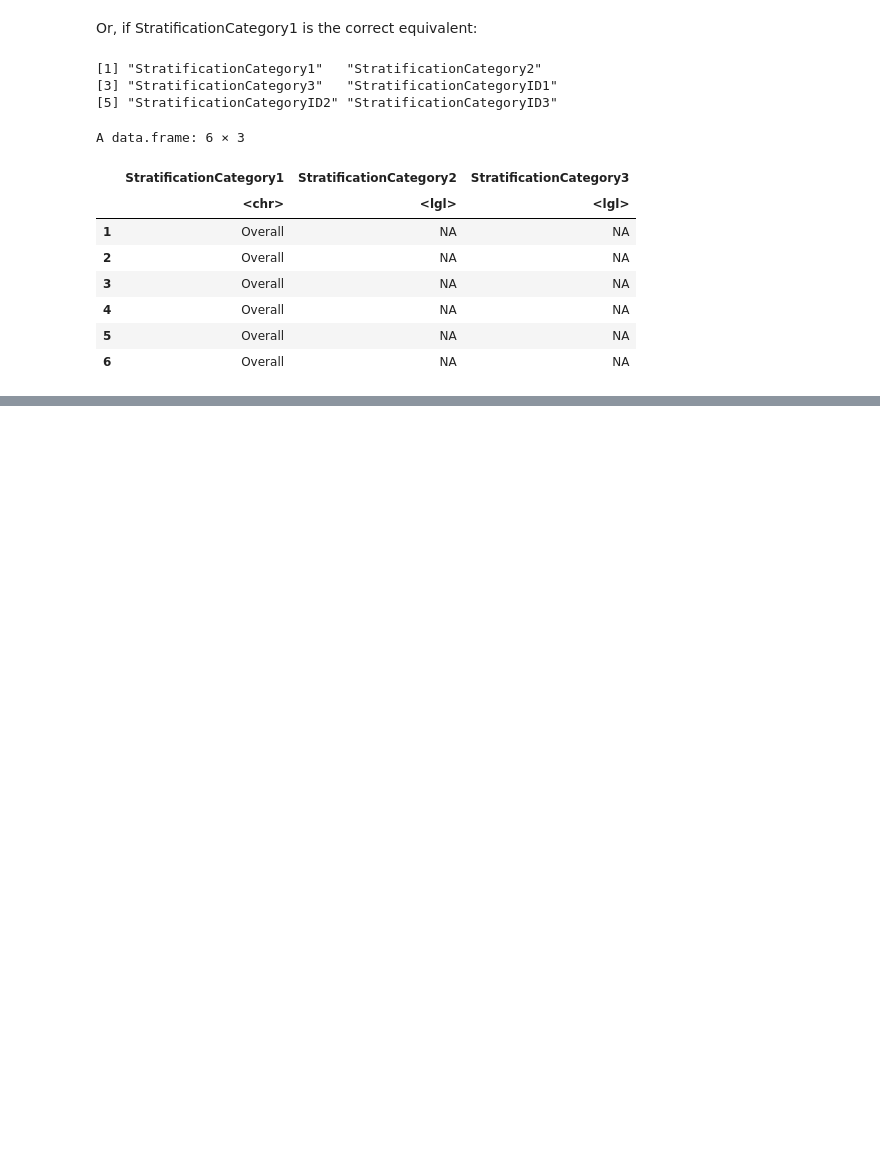
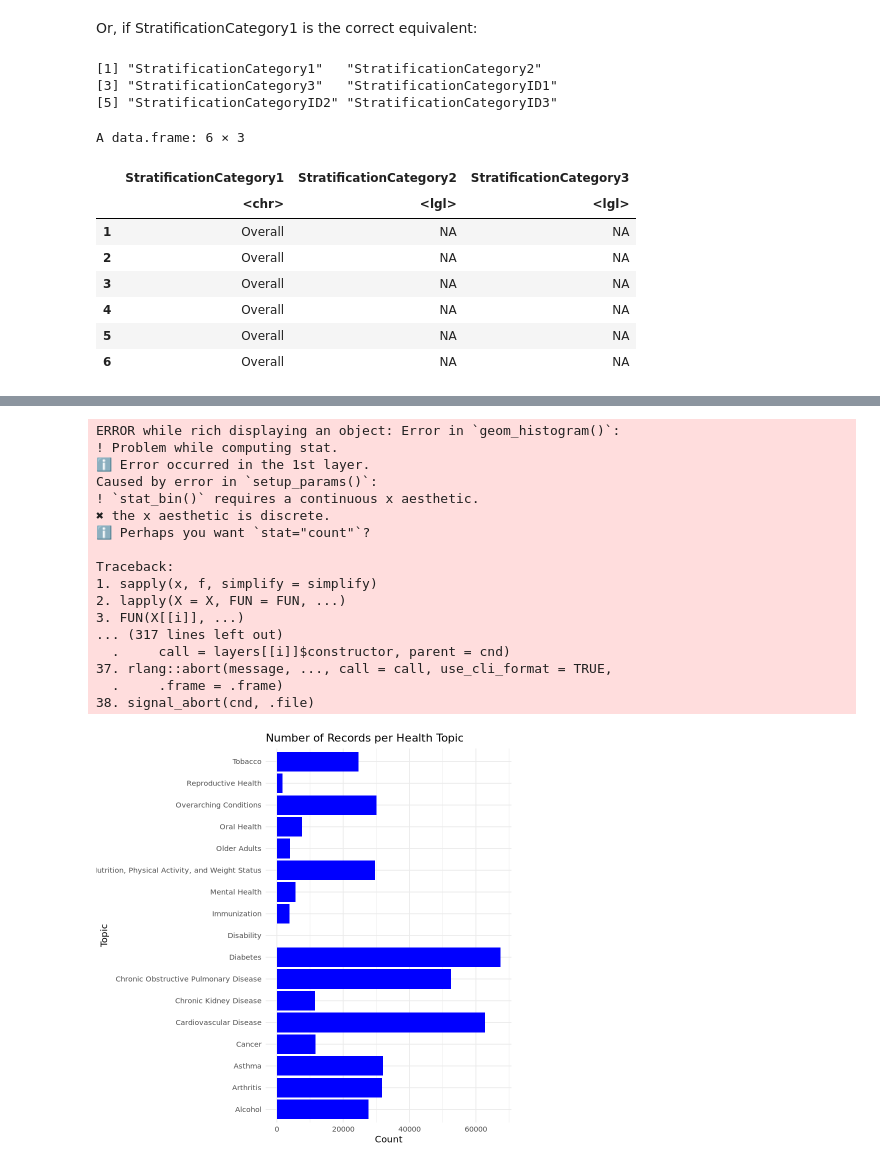
Before and after one commit to jparep/healthcare-analytics-with-R, a Jupyter notebook: healthcare-analysis.ipynb, the cells around one changed output, grey strips where cells are left out. Cells and saved outputs as stored; diff of their text form; code cells hidden in the pictures; blank space fills up the shorter version.

Commit message:
Distribution of data values

```diff
--- a/healthcare-analysis.ipynb
+++ b/healthcare-analysis.ipynb
@@ -365,0 +386,32 @@ A data.frame: 6 × 3
+# %%
+# Distribution of Data Values
+ggplot(data, aes(x = DataValue)) +
+  geom_histogram(fill = "blue", color = "black", bins = 30) +
+  theme_minimal() +
+  labs(title = "Distribution of Data Values", x = "Data Value", y = "Frequency")
+
+# Count of observations per topic
+ggplot(data, aes(x = Topic)) +
+  geom_bar(fill = "blue") +
+  coord_flip() +
+  theme_minimal() +
+  labs(title = "Number of Records per Health Topic", x = "Topic", y = "Count")
+# %% [output]
+ERROR while rich displaying an object: Error in `geom_histogram()`:
+! Problem while computing stat.
+ℹ Error occurred in the 1st layer.
+Caused by error in `setup_params()`:
+! `stat_bin()` requires a continuous x aesthetic.
+✖ the x aesthetic is discrete.
+ℹ Perhaps you want `stat="count"`?
+
+Traceback:
+1. sapply(x, f, simplify = simplify)
+2. lapply(X = X, FUN = FUN, ...)
+3. FUN(X[[i]], ...)
+... (317 lines left out)
+  .     call = layers[[i]]$constructor, parent = cnd)
+37. rlang::abort(message, ..., call = call, use_cli_format = TRUE,
+  .     .frame = .frame)
+38. signal_abort(cnd, .file)
+[figure, added]
```
Also changed, not shown: parts of 1 cell of this notebook.
